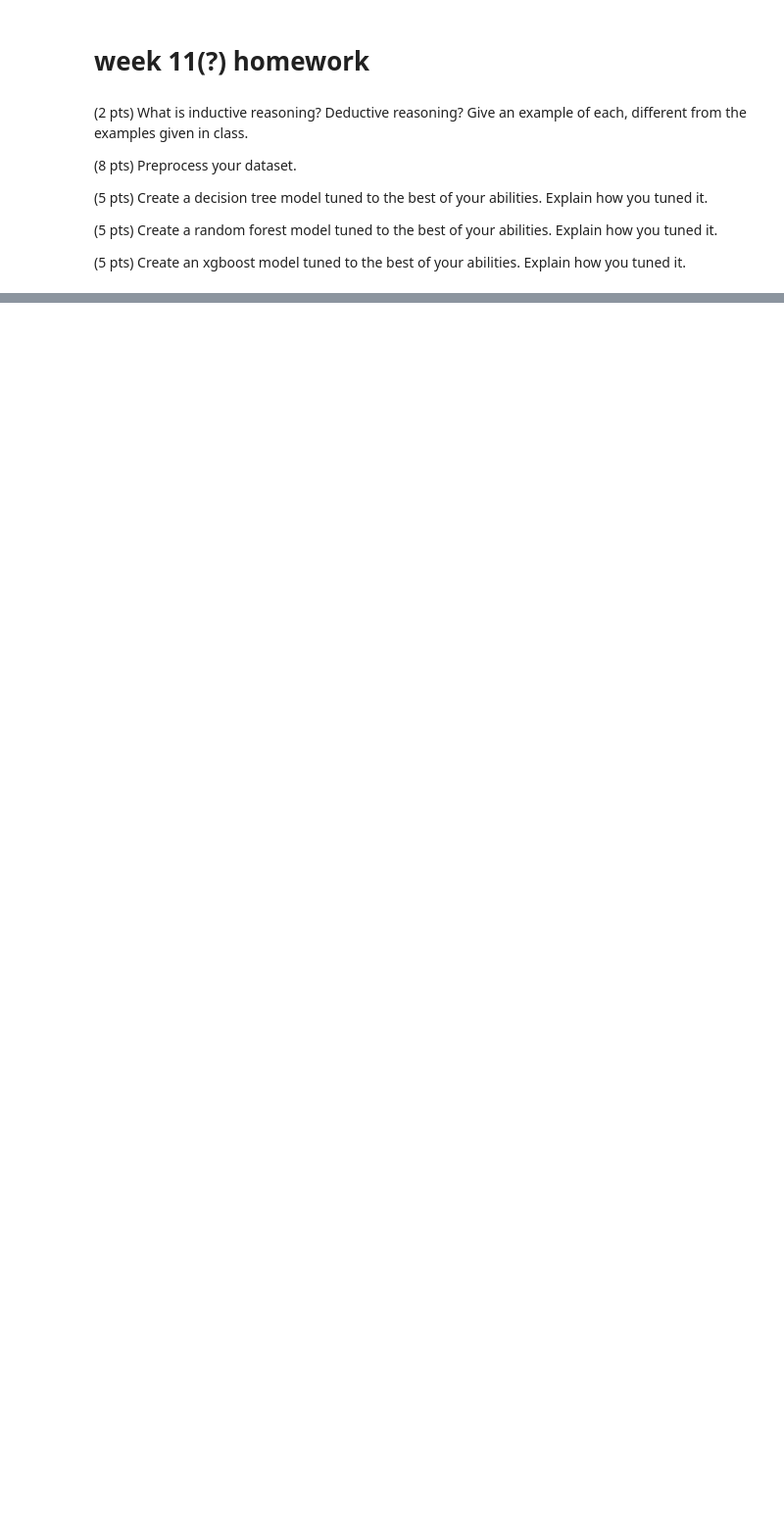
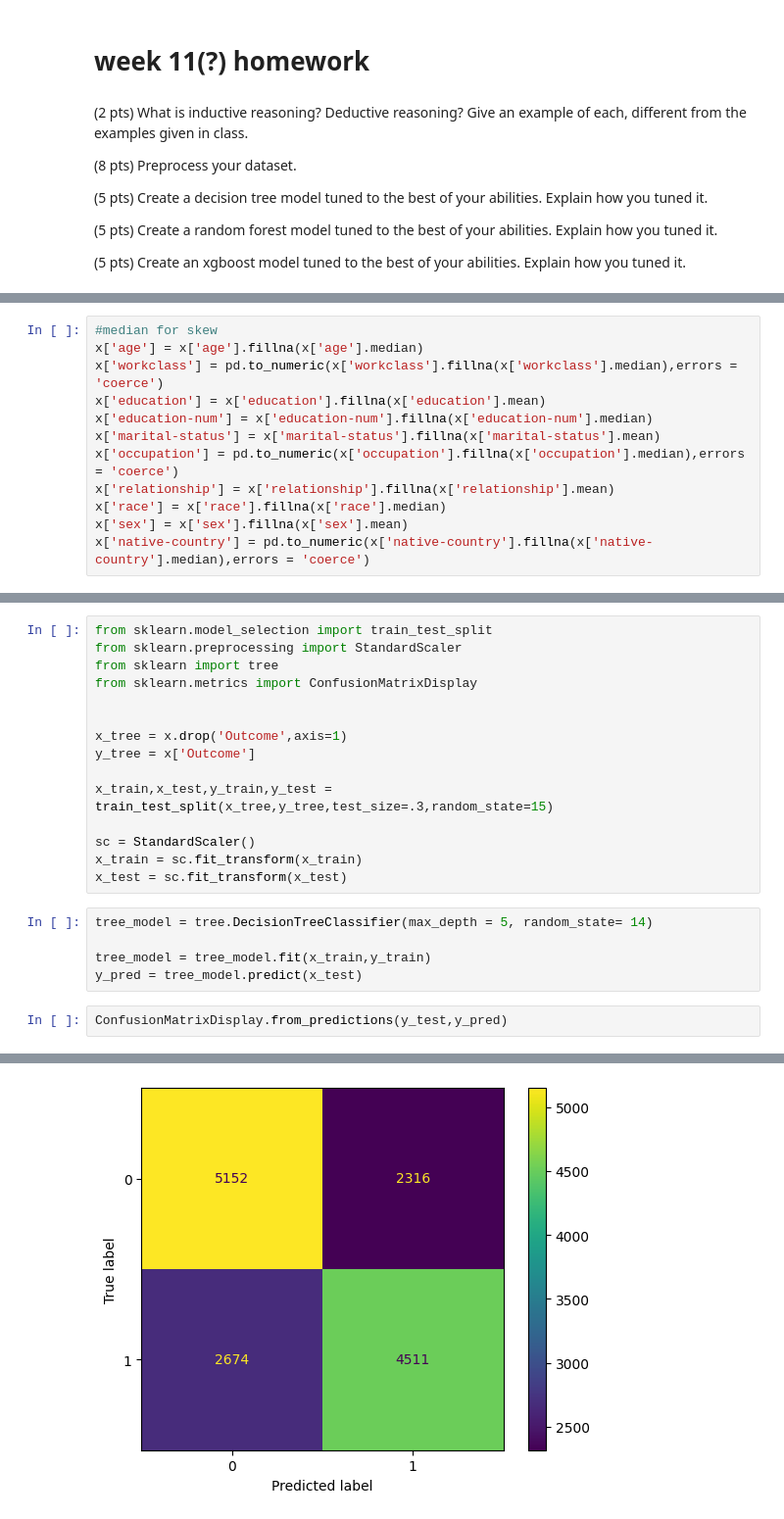
Before and after one commit to Liam-RA/CSCI_1070_Liam-RA, a Jupyter notebook: week_11/Homework_10.ipynb, the cells around one changed output, grey strips where cells are left out. Shown: that part at 98% size. Drawn from its saved outputs; the diff is of its cells as text; blank space fills up the shorter version.

```diff
--- a/week_11/Homework_10.ipynb
+++ b/week_11/Homework_10.ipynb
@@ -72,0 +228,12 @@ use this dataset
+# %%
+#median for skew
+x['age'] = x['age'].fillna(x['age'].median)
+x['workclass'] = pd.to_numeric(x['workclass'].fillna(x['workclass'].median),errors = 'coerce')
+x['education'] = x['education'].fillna(x['education'].mean)
+x['education-num'] = x['education-num'].fillna(x['education-num'].median)
+x['marital-status'] = x['marital-status'].fillna(x['marital-status'].mean)
+x['occupation'] = pd.to_numeric(x['occupation'].fillna(x['occupation'].median),errors = 'coerce')
+x['relationship'] = x['relationship'].fillna(x['relationship'].mean)
+x['race'] = x['race'].fillna(x['race'].median)
+x['sex'] = x['sex'].fillna(x['sex'].mean)
+x['native-country'] = pd.to_numeric(x['native-country'].fillna(x['native-country'].median),errors = 'coerce')
@@ -72,0 +262,23 @@ use this dataset
+# %%
+from sklearn.model_selection import train_test_split
+from sklearn.preprocessing import StandardScaler
+from sklearn import tree
+from sklearn.metrics import ConfusionMatrixDisplay
+
+
+x_tree = x.drop('Outcome',axis=1)
+y_tree = x['Outcome']
+
+x_train,x_test,y_train,y_test = train_test_split(x_tree,y_tree,test_size=.3,random_state=15)
+
+sc = StandardScaler()
+x_train = sc.fit_transform(x_train)
+x_test = sc.fit_transform(x_test)
+# %%
+tree_model = tree.DecisionTreeClassifier(max_depth = 5, random_state= 14)
+
+tree_model = tree_model.fit(x_train,y_train)
+y_pred = tree_model.predict(x_test)
+# %%
+ConfusionMatrixDisplay.from_predictions(y_test,y_pred)
+# %% [output]
@@ -72,0 +286 @@ use this dataset
+[figure, added]
```
Also changed, not shown: parts of 30 cells of this notebook, 6 other files.
